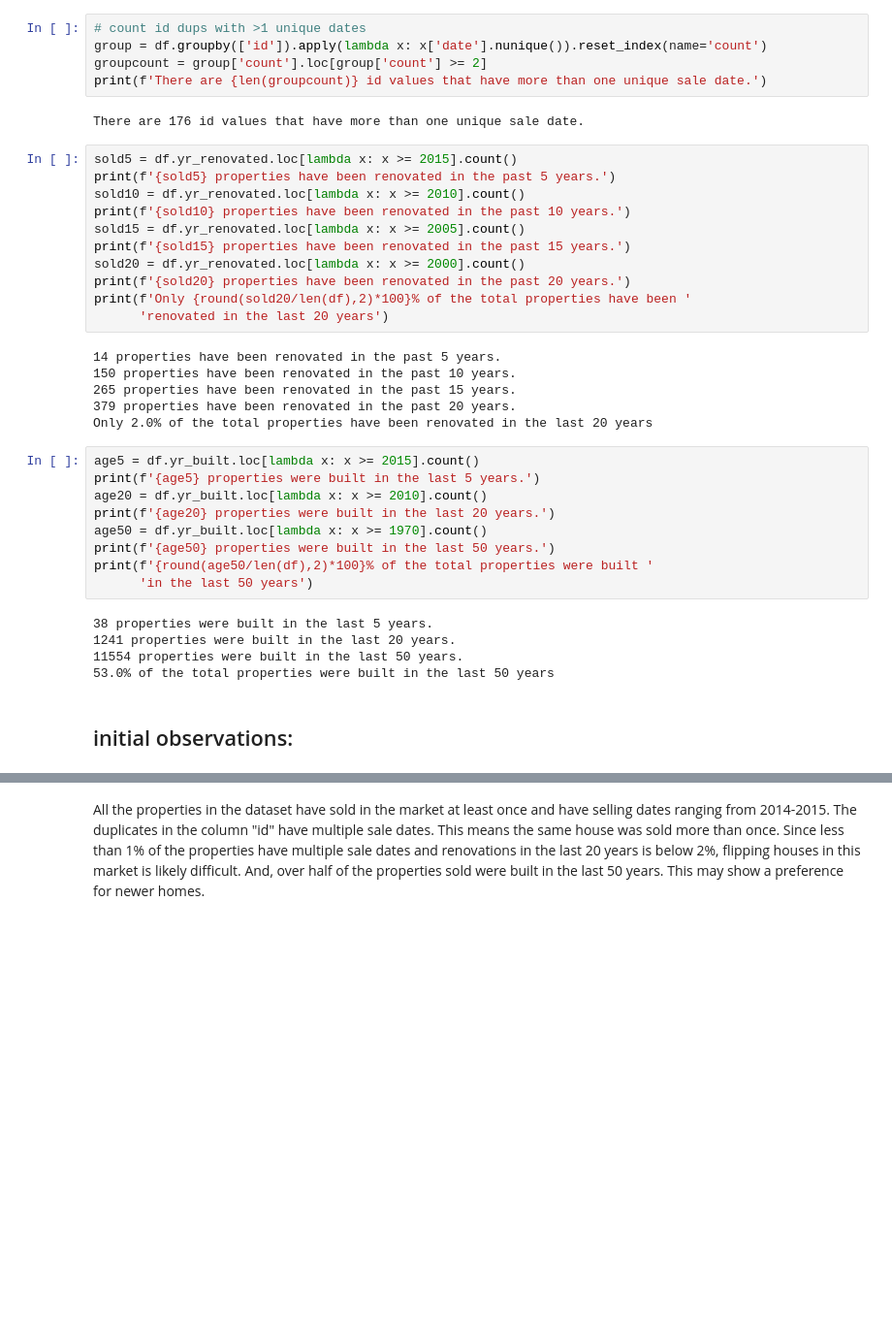
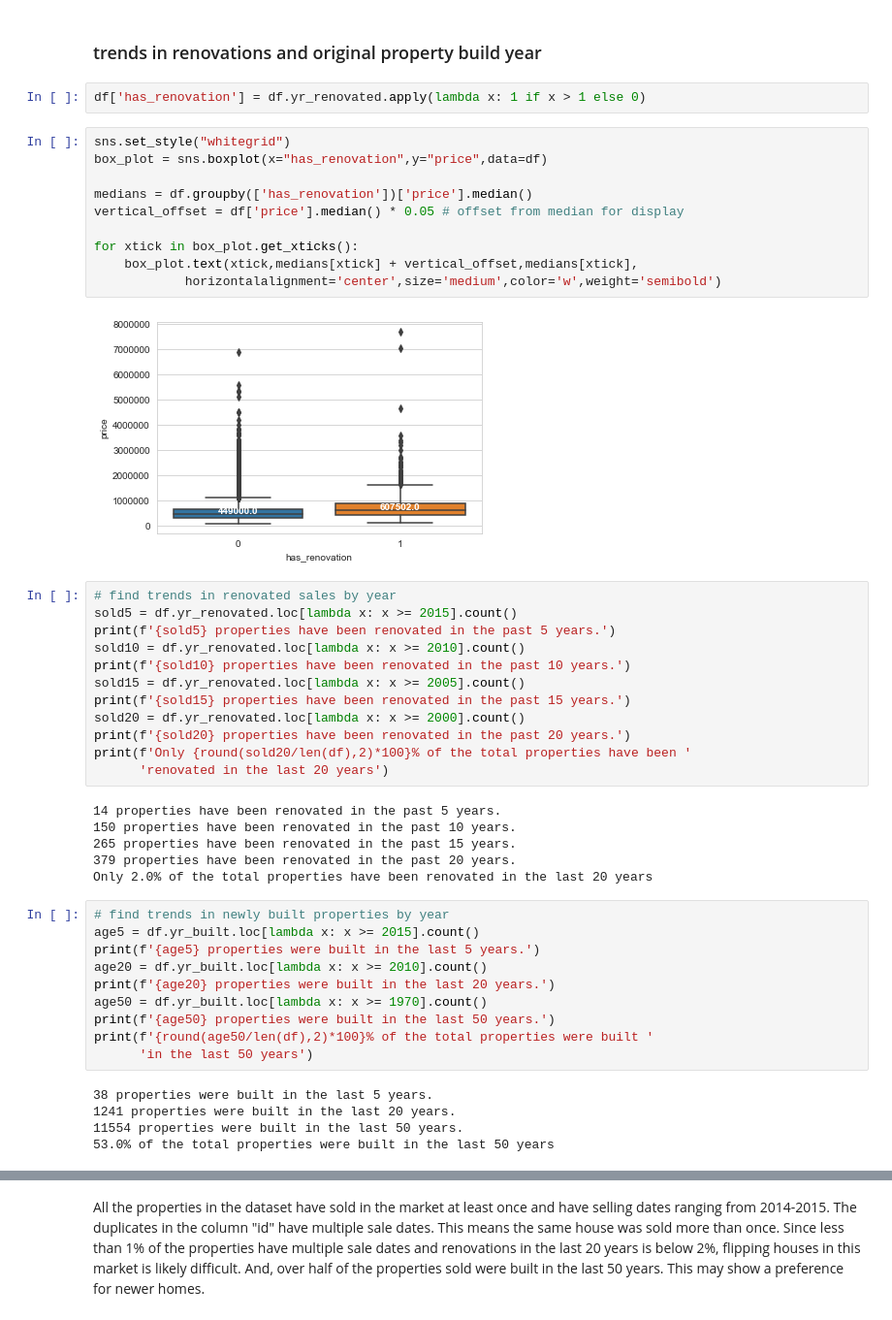
Before and after one commit to kathanner/seattle_housing, a Jupyter notebook: housing_data.ipynb, the cells around one changed output, grey strips where cells are left out. Shown at 97% size. Cells and saved outputs as stored; diff of their text form; blank space fills up the shorter version.

```diff
--- a/housing_data.ipynb
+++ b/housing_data.ipynb
@@ -71,14 +107,24 @@ There are 177 duplicate values of id. This represents 0.8% of all entries.
 The column "waterfront" has 2376 missing values.
 The column "view" has 63 missing values.
 The column "yr_renovated" has 3842 missing values.
-# %%
-# count id dups with >1 unique dates
-group = df.groupby(['id']).apply(lambda x: x['date'].nunique()).reset_index(name='count')
-groupcount = group['count'].loc[group['count'] >= 2]
-print(f'There are {len(groupcount)} id values that have more than one unique sale date.')
-# %% [output]
-There are 176 id values that have more than one unique sale date.
+# %% [markdown]
+### trends in renovations and original property build year
+# %%
+df['has_renovation'] = df.yr_renovated.apply(lambda x: 1 if x > 1 else 0)
+# %%
+sns.set_style("whitegrid")
+box_plot = sns.boxplot(x="has_renovation",y="price",data=df)
+
+medians = df.groupby(['has_renovation'])['price'].median()
+vertical_offset = df['price'].median() * 0.05 # offset from median for display
+
+for xtick in box_plot.get_xticks():
+    box_plot.text(xtick,medians[xtick] + vertical_offset,medians[xtick],
+            horizontalalignment='center',size='medium',color='w',weight='semibold')
+# %% [output]
+[figure, added]
 # %%
+# find trends in renovated sales by year
 sold5 = df.yr_renovated.loc[lambda x: x >= 2015].count()
 print(f'{sold5} properties have been renovated in the past 5 years.')
 sold10 = df.yr_renovated.loc[lambda x: x >= 2010].count()
@@ -96,6 +142,7 @@ print(f'Only {round(sold20/len(df),2)*100}% of the total properties have been '
 379 properties have been renovated in the past 20 years.
 Only 2.0% of the total properties have been renovated in the last 20 years
 # %%
+# find trends in newly built properties by year
 age5 = df.yr_built.loc[lambda x: x >= 2015].count()
 print(f'{age5} properties were built in the last 5 years.')
 age20 = df.yr_built.loc[lambda x: x >= 2010].count()
@@ -109,5 +156,3 @@ print(f'{round(age50/len(df),2)*100}% of the total properties were built '
 1241 properties were built in the last 20 years.
 11554 properties were built in the last 50 years.
 53.0% of the total properties were built in the last 50 years
-# %% [markdown]
-## initial observations:
```
Also changed, not shown: parts of 101 cells of this notebook, 1 other file.
